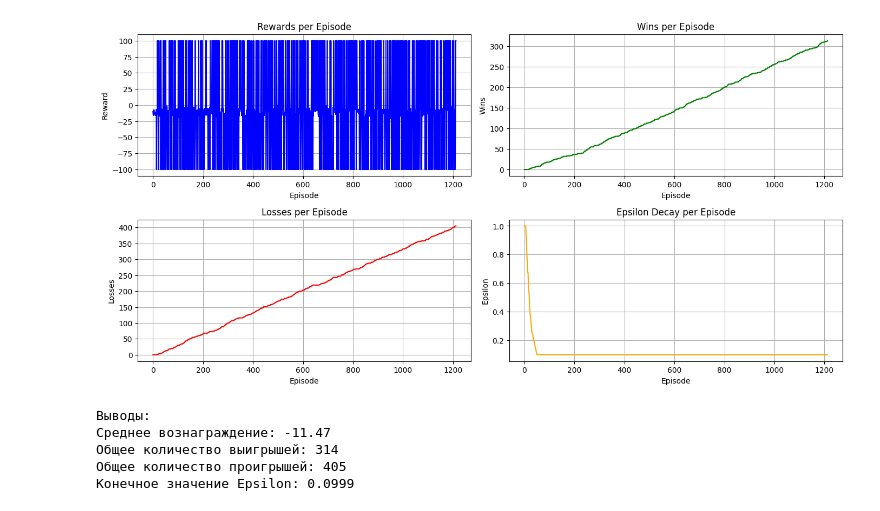
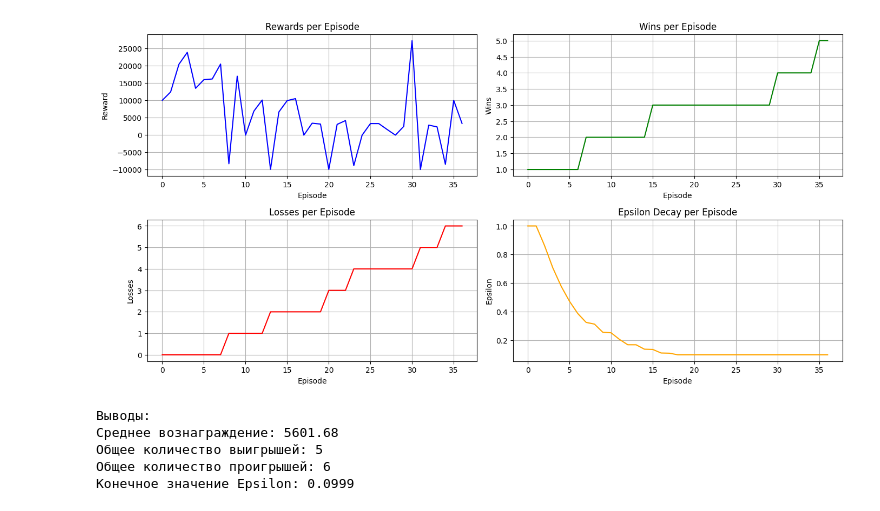
Before and after one commit to vadim-voloshchuk/RANDB, a Jupyter notebook: analytics.ipynb, the cells around one changed output. Drawn from its saved outputs; the diff is of its cells as text; code cells hidden in the pictures.

```diff
--- a/analytics.ipynb
+++ b/analytics.ipynb
@@ -4,7 +4,7 @@ import pandas as pd
 import matplotlib.pyplot as plt
 
 # Шаг 1: Загрузка данных из CSV
-file_path = 'training_log_normal_reward_level2_NOWAY.csv'  # Укажите путь к вашему CSV-файлу
+file_path = 'training_log_normal_reward_level2.csv'  # Укажите путь к вашему CSV-файлу
 data = pd.read_csv(file_path)
 
 # Шаг 2: Визуализация данных
@@ -31,36 +31,36 @@ plt.subplot(3, 2, 3)
 plt.plot(data['Episode'], data['Losses'], label='Losses', color='red')
 plt.xlabel('Episode')
 plt.ylabel('Losses')
 plt.title('Losses per Episode')
 plt.grid(True)
 
 # График Epsilon
 plt.subplot(3, 2, 4)
 plt.plot(data['Episode'], data['Epsilon'], label='Epsilon', color='orange')
 plt.xlabel('Episode')
 plt.ylabel('Epsilon')
 plt.title('Epsilon Decay per Episode')
 plt.grid(True)
 
 # Общий вывод
 plt.tight_layout()
 plt.show()
 
 # Шаг 3: Выводы
 average_reward = data['Reward'].mean()
 total_wins = data['Wins'].max()
 total_losses = data['Losses'].max()
 final_epsilon = data['Epsilon'].iloc[-1]
 
 print("Выводы:")
 print(f"Среднее вознаграждение: {average_reward:.2f}")
 print(f"Общее количество выигрышей: {total_wins}")
 print(f"Общее количество проигрышей: {total_losses}")
 print(f"Конечное значение Epsilon: {final_epsilon:.4f}")
 # %% [output]
-[figure, old version]
+[figure, new version]
 Выводы:
-Среднее вознаграждение: -11.47
-Общее количество выигрышей: 314
-Общее количество проигрышей: 405
+Среднее вознаграждение: 5601.68
+Общее количество выигрышей: 5
+Общее количество проигрышей: 6
 Конечное значение Epsilon: 0.0999
```
Also changed, not shown: 5 other files.
